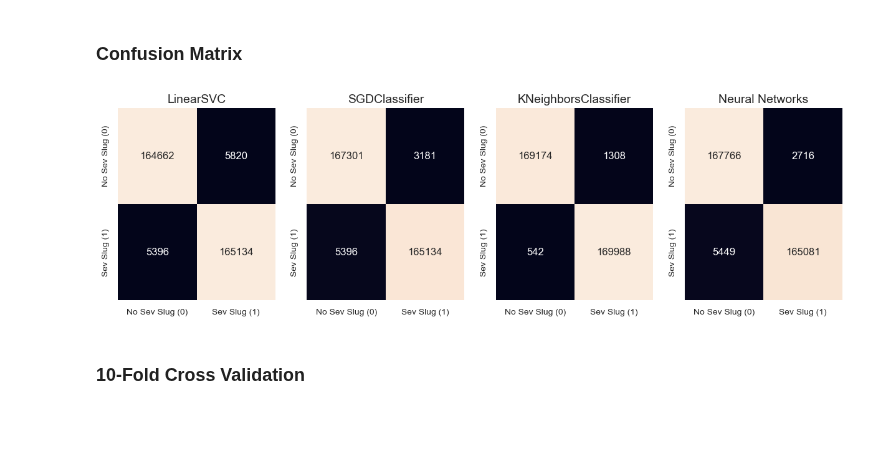
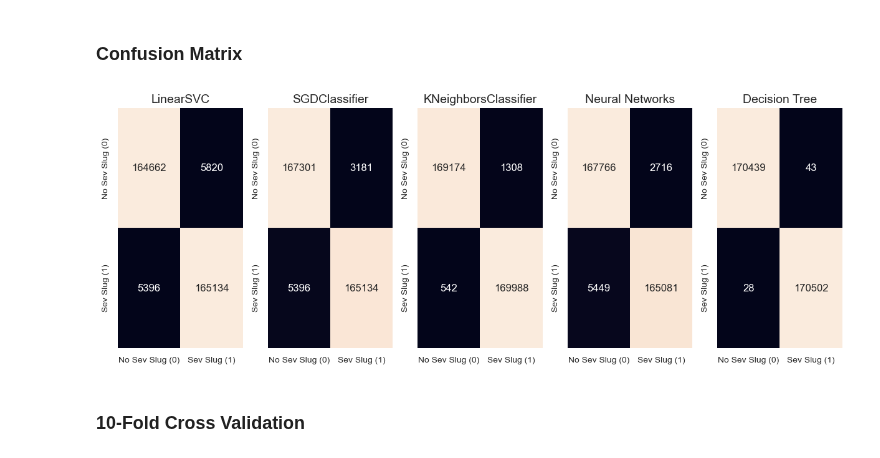
Before and after one commit to RealDyllon/3W-Petrobras, a Jupyter notebook: overviews/_baseline/Severe_Slugging_Classification.ipynb, the cells around one changed output. Cells and saved outputs as stored; diff of their text form; code cells hidden in the pictures; blank space fills up the shorter version.

Commit message:
decision tree smashed everything

```diff
--- a/overviews/_baseline/Severe_Slugging_Classification.ipynb
+++ b/overviews/_baseline/Severe_Slugging_Classification.ipynb
@@ -948,0 +952,7 @@ INFO:tensorflow:Assets written to: ram://3649cb1d-436e-4f41-a503-7ef188d4bf2e/as
+# %%
+%%time
+with open('tree_pipeline.pkl', 'rb') as f:
+    tree_pipeline = pickle.load(f)
+
+y_predicted_tree = tree_pipeline.predict(X_test)
+print("Accuracy: ",metrics.accuracy_score(y_test, y_predicted_tree))
@@ -1025,21 +1115,30 @@ weighted avg     0.9762    0.9761    0.9761    341012
 # %%
 # setting labels valid for all following confusion matrices
 cm_labels = ['No Sev Slug (0)', 'Sev Slug (1)']
-fig, axs = plt.subplots(1, 4, figsize=(15, 4))
+
+predictions = [
+    y_predicted_lin_clf,
+    y_predicted_sgd,
+    y_predicted_knn,
+    y_predicted_ann,
+    y_predicted_tree
+]
+
+fig, axs = plt.subplots(1, len(predictions), figsize=(15, len(predictions)))
 
 # plot each confusion matrix in a subplot
-for i, y_predicted in enumerate([y_predicted_lin_clf, y_predicted_sgd, y_predicted_knn, y_predicted_ann]):
+for i, y_predicted in enumerate(predictions):
     cm = metrics.confusion_matrix(y_test, y_predicted)
     cm_dataframe = pd.DataFrame(cm, index=cm_labels, columns=cm_labels)
 
     sns.heatmap(cm_dataframe, annot=True, fmt='d', ax=axs[i], cbar=False, annot_kws={"fontsize": 12})
     axs[i].tick_params(axis='both', which='major', labelsize=10)
-    titles = ['LinearSVC','SGDClassifier', 'KNeighborsClassifier','Neural Networks']
+    titles = ['LinearSVC','SGDClassifier', 'KNeighborsClassifier','Neural Networks', 'Decision Tree']
     axs[i].set_title(titles[i], fontsize=14)
 
 plt.show()
 # %% [output]
-[figure, old version]
+[figure, new version]
 # %% [markdown]
 ### 10-Fold Cross Validation
 # %%
```
Also changed, not shown: parts of 50 cells of this notebook, 1 other file.
